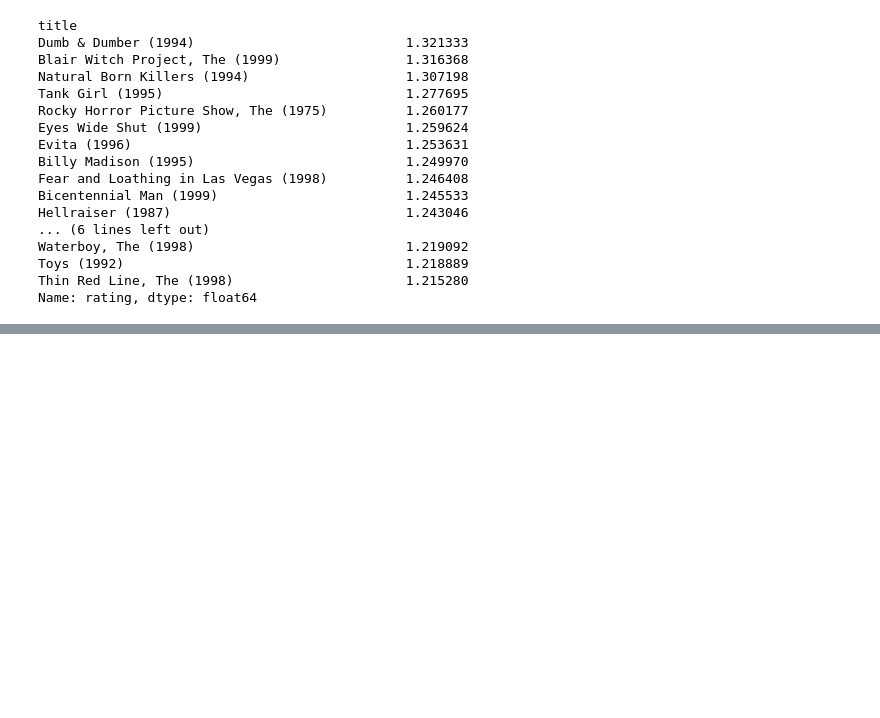
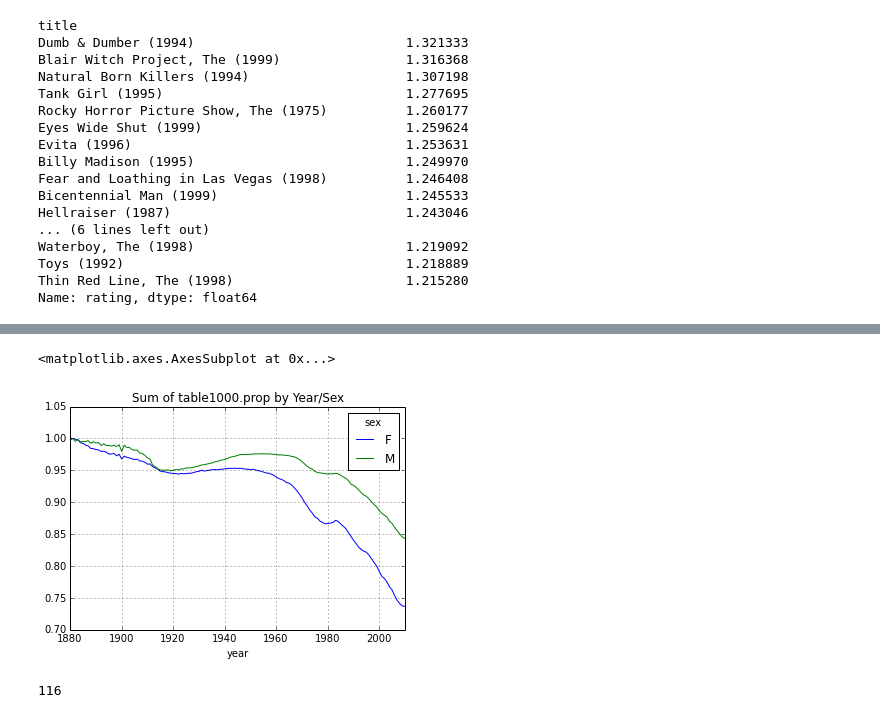
Before and after one commit to pmanion0/pydata-hw, a Jupyter notebook: Chapter 1.ipynb, the cells around one changed output, grey strips where cells are left out. Drawn from its saved outputs; the diff is of its cells as text; code cells hidden in the pictures; blank space fills up the shorter version.

```diff
--- a/Chapter 1.ipynb
+++ b/Chapter 1.ipynb
@@ -229,0 +271,16 @@ names = pd.concat(pieces, ignore_index=True)
+# %%
+# Look into what fraction of names come from top 1000
+top_share = top1000.pivot_table('prop', index='year', columns='sex', aggfunc=sum)
+top_share.plot(title='Sum of table1000.prop by Year/Sex')
+# %% [output]
+<matplotlib.axes.AxesSubplot at 0x...>
+[figure, added]
+# %%
+# Look at Distinct Names in Top 50% of births
+df = boys[boys['year'] == 2010]
+prop_cumsum = df.sort_index(by='prop', ascending=False)['prop'].cumsum()
+
+# Find the index where values cross 50%
+prop_cumsum.values.searchsorted(0.5)
+# %% [output]
+116
```
Also changed, not shown: parts of 11 cells of this notebook.
